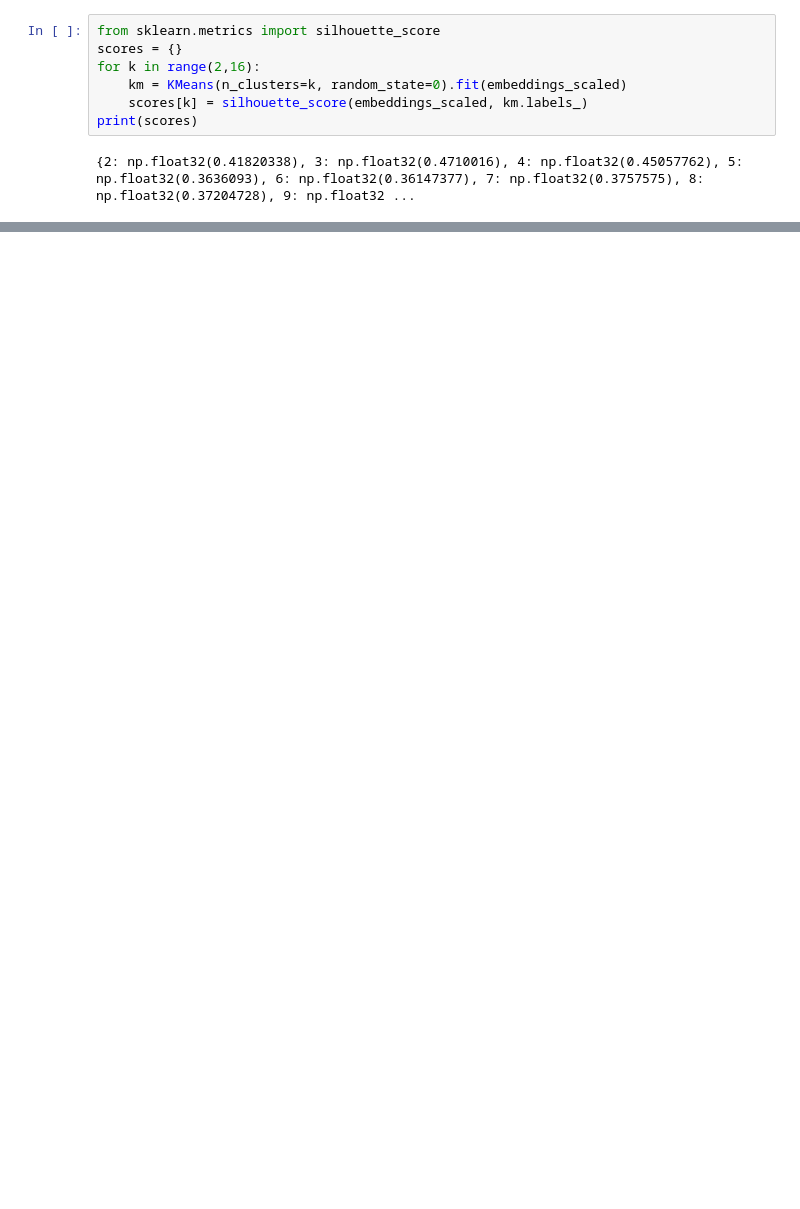
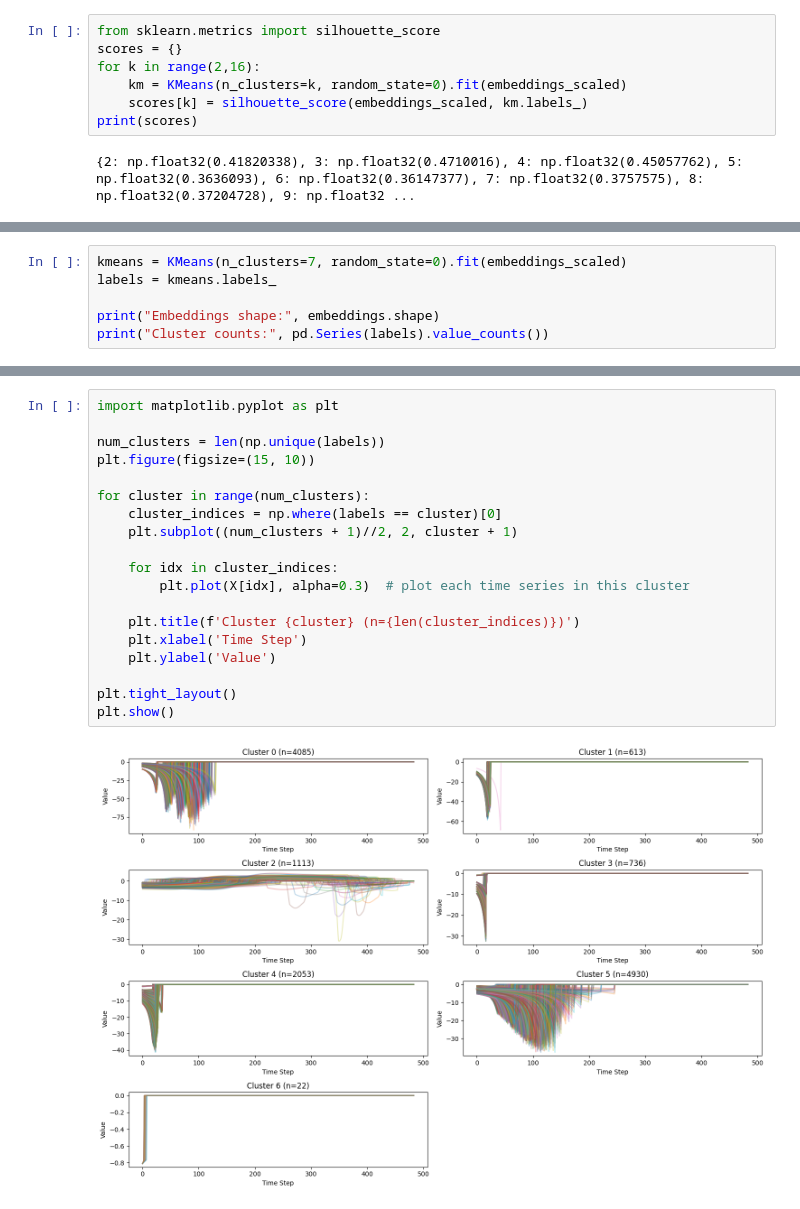
Before and after one commit to AnanyaTayalSC/Final_ones, a Jupyter notebook: SLCAI,cl-3.ipynb, the cells around one changed output, grey strips where cells are left out. Saved outputs shown, nothing was run; the diff lists cells and outputs as text; blank space fills up the shorter version.

```diff
--- a/SLCAI,cl-3.ipynb
+++ b/SLCAI,cl-3.ipynb
@@ -178,0 +311,6 @@ print(scores)
+# %%
+kmeans = KMeans(n_clusters=7, random_state=0).fit(embeddings_scaled)
+labels = kmeans.labels_
+
+print("Embeddings shape:", embeddings.shape)
+print("Cluster counts:", pd.Series(labels).value_counts())
@@ -178,0 +327,21 @@ print(scores)
+# %%
+import matplotlib.pyplot as plt
+
+num_clusters = len(np.unique(labels))
+plt.figure(figsize=(15, 10))
+
+for cluster in range(num_clusters):
+    cluster_indices = np.where(labels == cluster)[0]
+    plt.subplot((num_clusters + 1)//2, 2, cluster + 1)
+
+    for idx in cluster_indices:
+        plt.plot(X[idx], alpha=0.3)  # plot each time series in this cluster
+
+    plt.title(f'Cluster {cluster} (n={len(cluster_indices)})')
+    plt.xlabel('Time Step')
+    plt.ylabel('Value')
+
+plt.tight_layout()
+plt.show()
+# %% [output]
+[figure, added]
```
Also changed, not shown: parts of 11 cells of this notebook.
